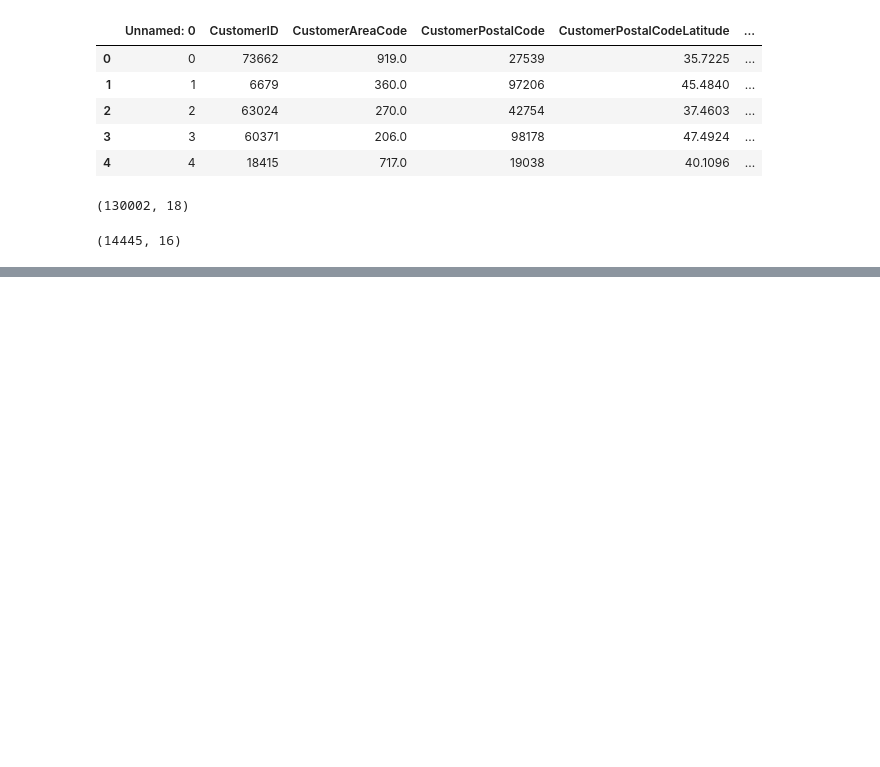
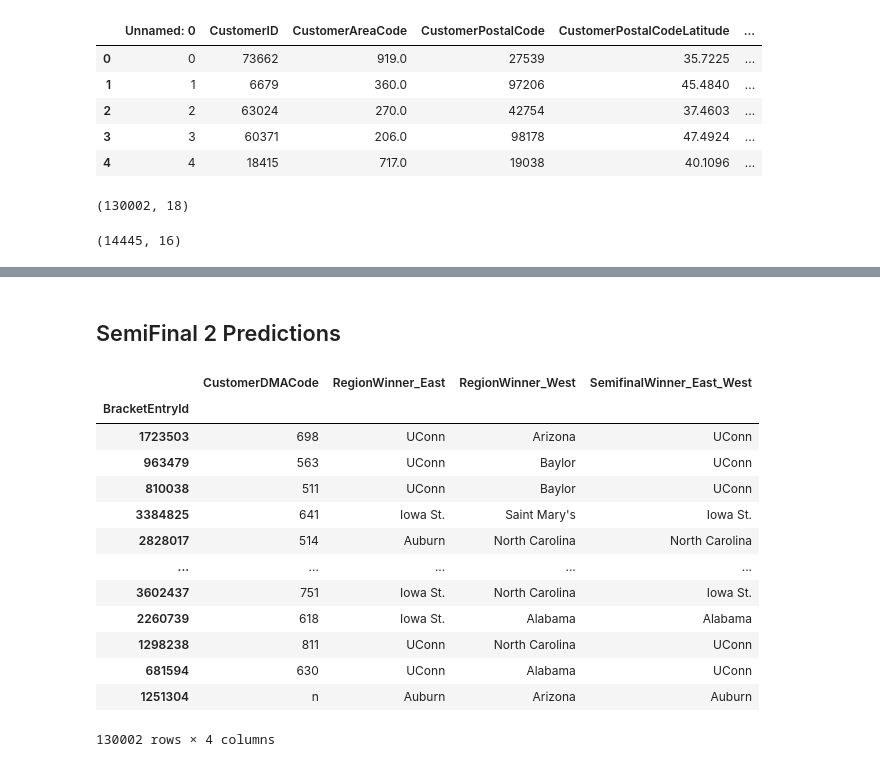
Before and after one commit to Vishnuanand77/Crossroads-Classic-Analytics-Challenge-Learning-Machine, a Jupyter notebook: GBDT.ipynb, the cells around one changed output, grey strips where cells are left out. Drawn from its saved outputs; the diff is of its cells as text; code cells hidden in the pictures; blank space fills up the shorter version.

```diff
--- a/GBDT.ipynb
+++ b/GBDT.ipynb
@@ -107,0 +133,19 @@ bracket_test_simple['SemifinalWinner_East_West'] = model.predict(X_test)
+# %% [markdown]
+## SemiFinal 2 Predictions
+# %%
+bracket_training_semifinal2 =
+# %% [output]
+|  | CustomerDMACode | RegionWinner_East | RegionWinner_West | SemifinalWinner_East_West |
+| BracketEntryId |  |  |  |  |
+| 1723503 | 698 | UConn | Arizona | UConn |
+| 963479 | 563 | UConn | Baylor | UConn |
+| 810038 | 511 | UConn | Baylor | UConn |
+| 3384825 | 641 | Iowa St. | Saint Mary's | Iowa St. |
+| 2828017 | 514 | Auburn | North Carolina | North Carolina |
+| ... | ... | ... | ... | ... |
+| 3602437 | 751 | Iowa St. | North Carolina | Iowa St. |
+| 2260739 | 618 | Iowa St. | Alabama | Alabama |
+| 1298238 | 811 | UConn | North Carolina | UConn |
+| 681594 | 630 | UConn | Alabama | UConn |
+| 1251304 | n | Auburn | Arizona | Auburn |
+130002 rows × 4 columns
```
Also changed, not shown: parts of 7 cells of this notebook, 5 other files.
